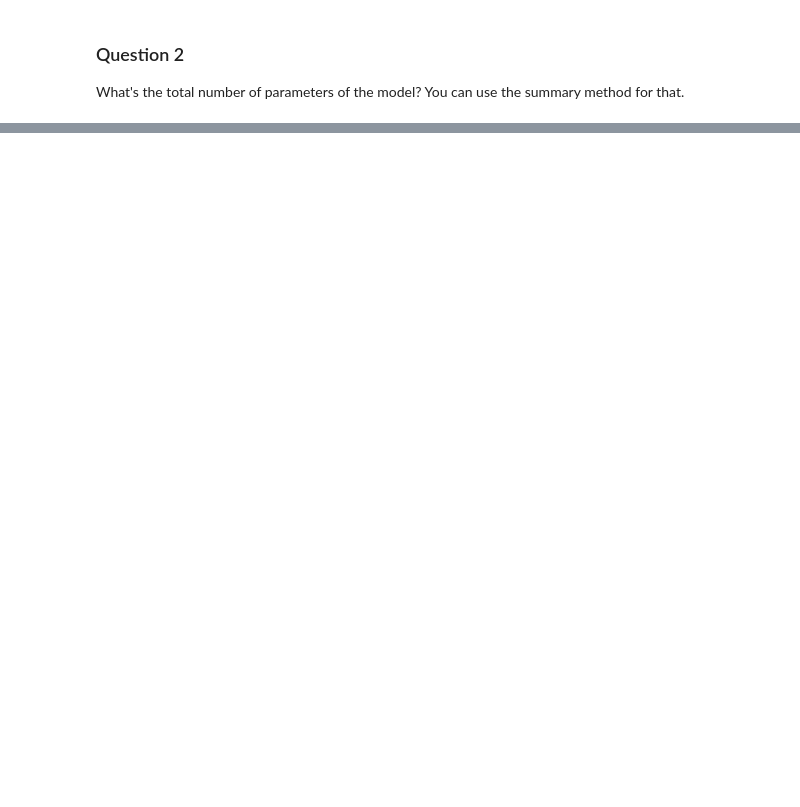
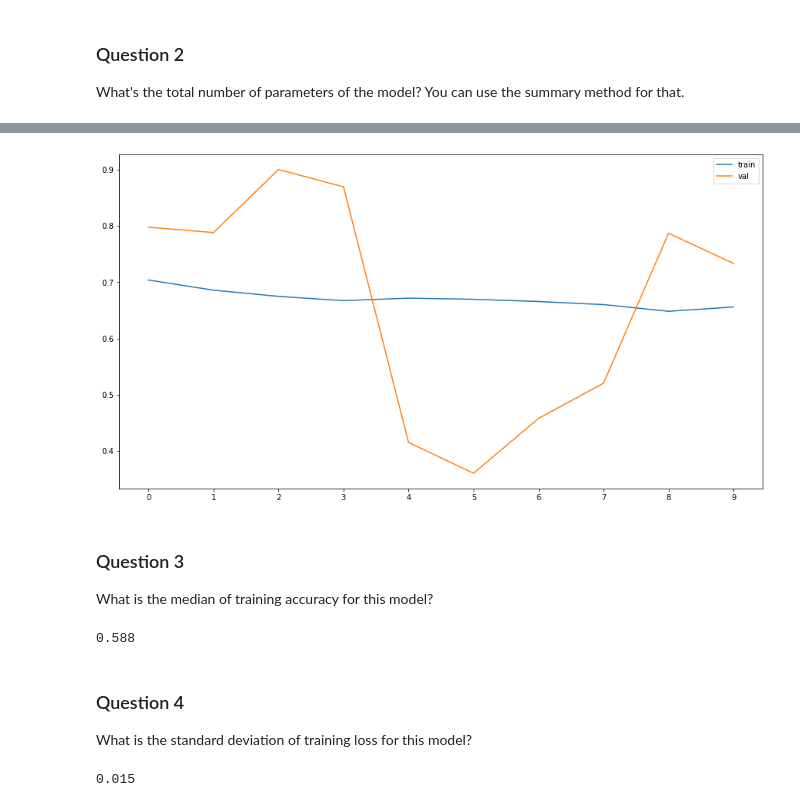
Before and after one commit to LeoRuslan/my_mlbookcamp, a Jupyter notebook: homework_8/homework_8.ipynb, the cells around one changed output, grey strips where cells are left out. Drawn from its saved outputs; the diff is of its cells as text; code cells hidden in the pictures; blank space fills up the shorter version.

```diff
--- a/homework_8/homework_8.ipynb
+++ b/homework_8/homework_8.ipynb
@@ -60,0 +201,24 @@ What's the total number of parameters of the model? You can use the summary meth
+# %%
+plt.plot(history.history['loss'], label='train')
+plt.plot(history.history['val_loss'], label='val')
+plt.xticks(range(10))
+plt.legend()
+plt.show();
+# %% [output]
+[figure, added]
+# %% [markdown]
+### Question 3
+
+What is the median of training accuracy for this model?
+# %%
+np.median(history.history['accuracy']).round(3)
+# %% [output]
+0.588
+# %% [markdown]
+### Question 4
+
+What is the standard deviation of training loss for this model?
+# %%
+np.std(history.history['loss']).round(3)
+# %% [output]
+0.015
```
Also changed, not shown: parts of 22 cells of this notebook, 1 other file.
